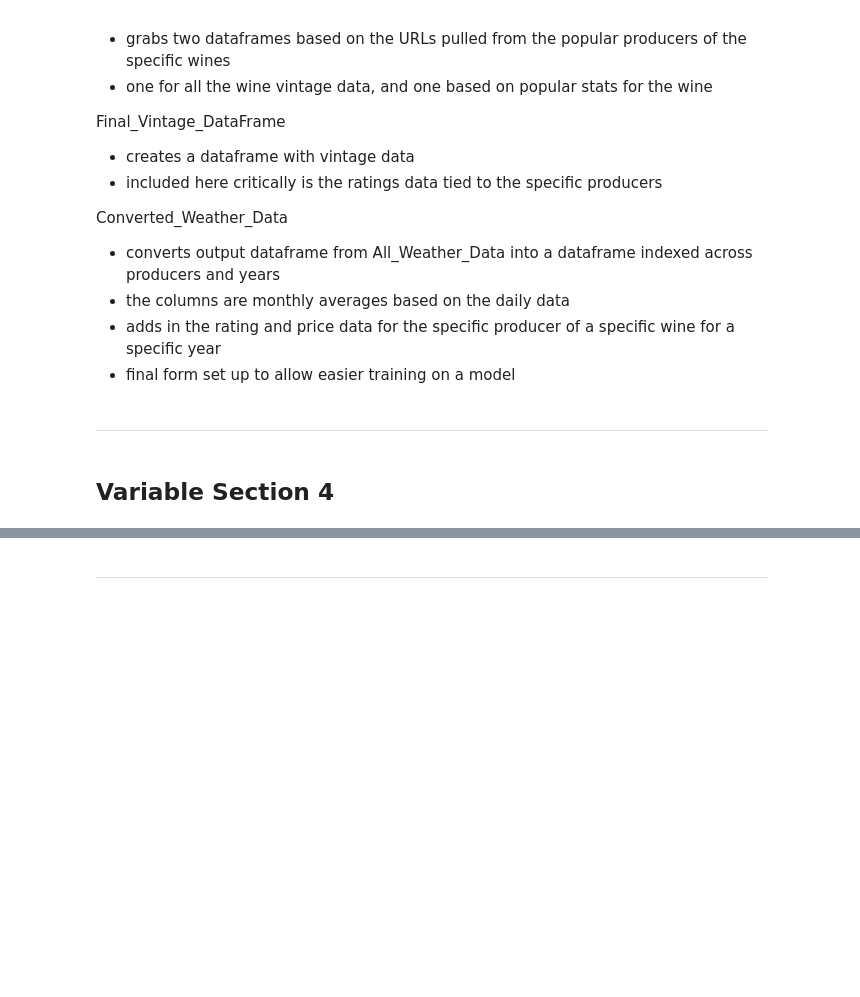
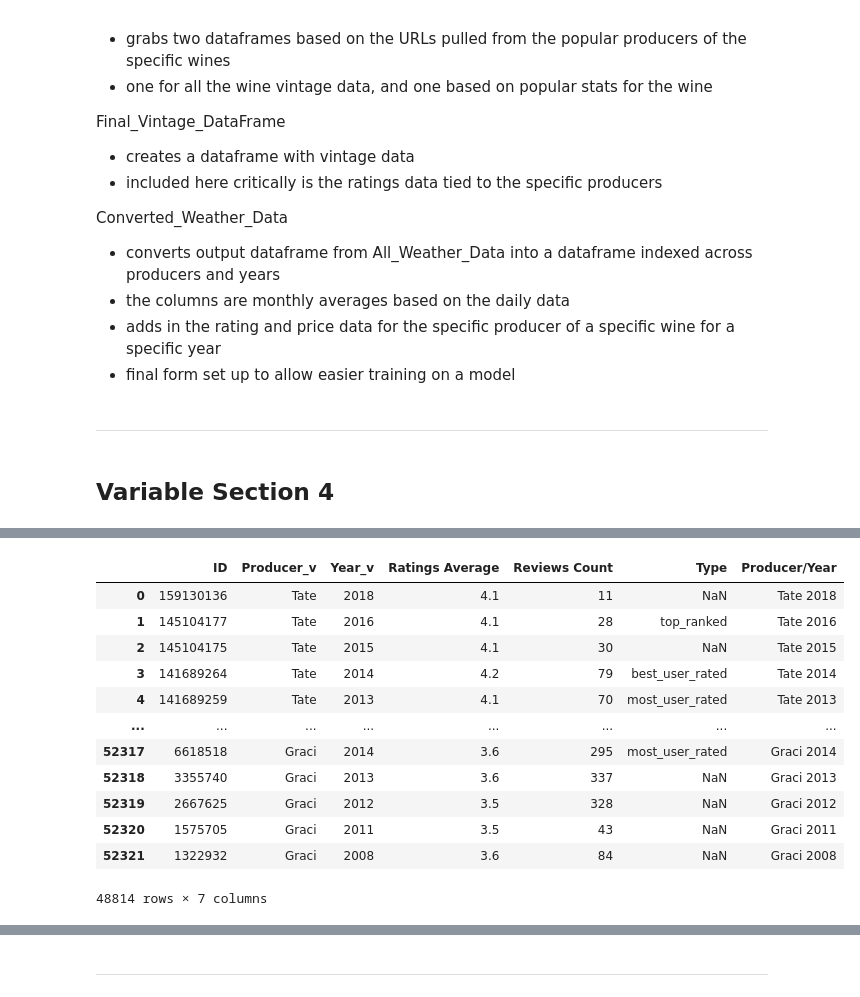
Before and after one commit to willhall2001/BreakinBadCode, a Jupyter notebook: 03_Training_Dataset.ipynb, the cells around one changed output, grey strips where cells are left out. Cells and saved outputs as stored; diff of their text form; code cells hidden in the pictures; blank space fills up the shorter version.

```diff
--- a/03_Training_Dataset.ipynb
+++ b/03_Training_Dataset.ipynb
@@ -312,0 +333,6 @@ FINAL_training_data_FINAL.to_csv(r'C:\Users\fwhal\Downloads\CME528\Project\Final
+# %%
+recommended_vintages_M2_df, all_vintages_M2_df = Vintage_Dataframe(FINAL_wine_df_filtered_All_Bottles_FINAL)
+vintage_df_M2_final = Final_Vintage_Dataframe(recommended_vintages_M2_df, all_vintages_M2_df, FINAL_wine_df_FINAL, lower_date_bound = 1900, lower_rating_bound  = 3, lower_review_count = 1)
+#
+# FINAL_training_data_Model2_FINAL = Training_Data_Model2(Columned_Weather_Data, vintage_df_M2_final, FINAL_wine_df_filtered_All_Bottles_FINAL)
+# FINAL_training_data_Model2_FINAL.to_csv(os.path.join(final_df_file_path, 'FINAL_training_data_Model2_FINAL.csv'), index=False)
@@ -312,0 +357,16 @@ FINAL_training_data_FINAL.to_csv(r'C:\Users\fwhal\Downloads\CME528\Project\Final
+# %%
+vintage_df_M2_final
+# %% [output]
+|  | ID | Producer_v | Year_v | Ratings Average | Reviews Count | Type | Producer/Year |
+| 0 | 159130136 | Tate | 2018 | 4.1 | 11 | NaN | Tate 2018 |
+| 1 | 145104177 | Tate | 2016 | 4.1 | 28 | top_ranked | Tate 2016 |
+| 2 | 145104175 | Tate | 2015 | 4.1 | 30 | NaN | Tate 2015 |
+| 3 | 141689264 | Tate | 2014 | 4.2 | 79 | best_user_rated | Tate 2014 |
+| 4 | 141689259 | Tate | 2013 | 4.1 | 70 | most_user_rated | Tate 2013 |
+| ... | ... | ... | ... | ... | ... | ... | ... |
+| 52317 | 6618518 | Graci | 2014 | 3.6 | 295 | most_user_rated | Graci 2014 |
+| 52318 | 3355740 | Graci | 2013 | 3.6 | 337 | NaN | Graci 2013 |
+| 52319 | 2667625 | Graci | 2012 | 3.5 | 328 | NaN | Graci 2012 |
+| 52320 | 1575705 | Graci | 2011 | 3.5 | 43 | NaN | Graci 2011 |
+| 52321 | 1322932 | Graci | 2008 | 3.6 | 84 | NaN | Graci 2008 |
+48814 rows × 7 columns
```
Also changed, not shown: parts of 10 cells of this notebook, 6 other files.
